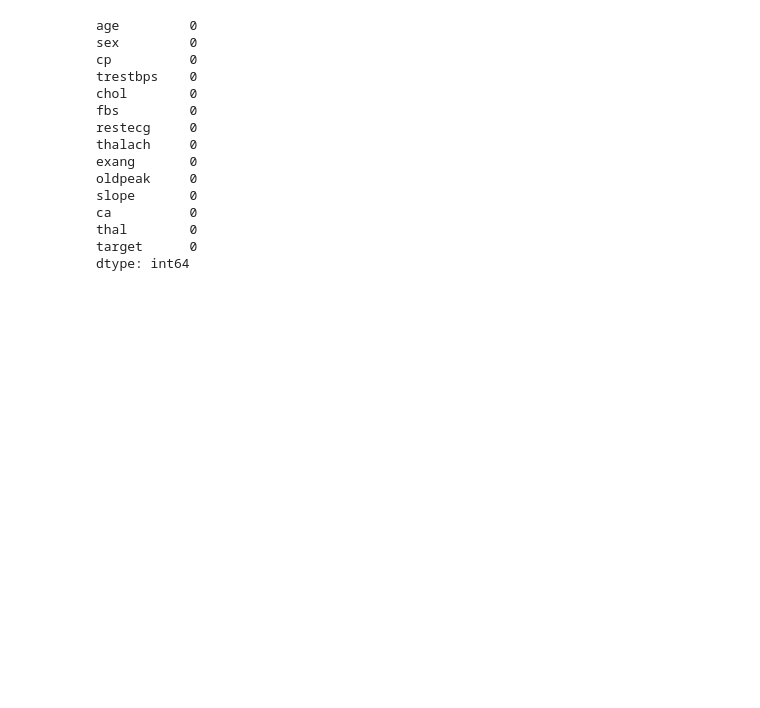
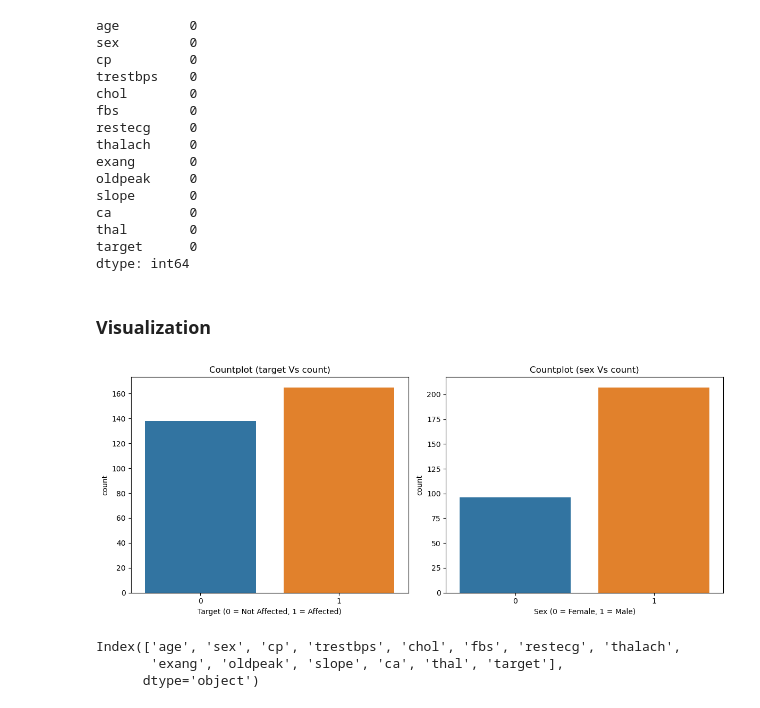
Before and after one commit to rooneyrulz/heart-disease-binary-classifier, a Jupyter notebook: notebook/Project.ipynb, the cells around one changed output. Drawn from its saved outputs; the diff is of its cells as text; code cells hidden in the pictures; blank space fills up the shorter version.

Commit message:
data visualizing & analyzing

```diff
--- a/notebook/Project.ipynb
+++ b/notebook/Project.ipynb
@@ -101,3 +101,35 @@ ca          0
 thal        0
 target      0
 dtype: int64
+# %% [markdown]
+### Visualization
+# %%
+# Create a 1x2 grid of subplots
+fig, axes = plt.subplots(1, 2, figsize=(12, 5))
+
+# Plot the first chart on the first subplot
+sns.countplot(data=df, x='target', ax=axes[0])
+axes[0].set_title('Countplot (target Vs count)')
+axes[0].set_xlabel('Target (0 = Not Affected, 1 = Affected)')
+
+# Plot the second chart on the second subplot
+sns.countplot(data=df, x='sex', ax=axes[1])
+axes[1].set_title('Countplot (sex Vs count)')
+axes[1].set_xlabel('Sex (0 = Female, 1 = Male)')
+
+# Adjust layout to prevent overlapping
+plt.tight_layout()
+
+# Save figs
+fig.savefig('../assets/visualization/subplot-1.png', dpi=300)
+
+# Show the plot
+plt.show()
+# %% [output]
+[figure, added]
+# %%
+df.columns
+# %% [output]
+Index(['age', 'sex', 'cp', 'trestbps', 'chol', 'fbs', 'restecg', 'thalach',
+       'exang', 'oldpeak', 'slope', 'ca', 'thal', 'target'],
+      dtype='object')
```
Also changed, not shown: parts of 8 cells of this notebook, 9 other files.
